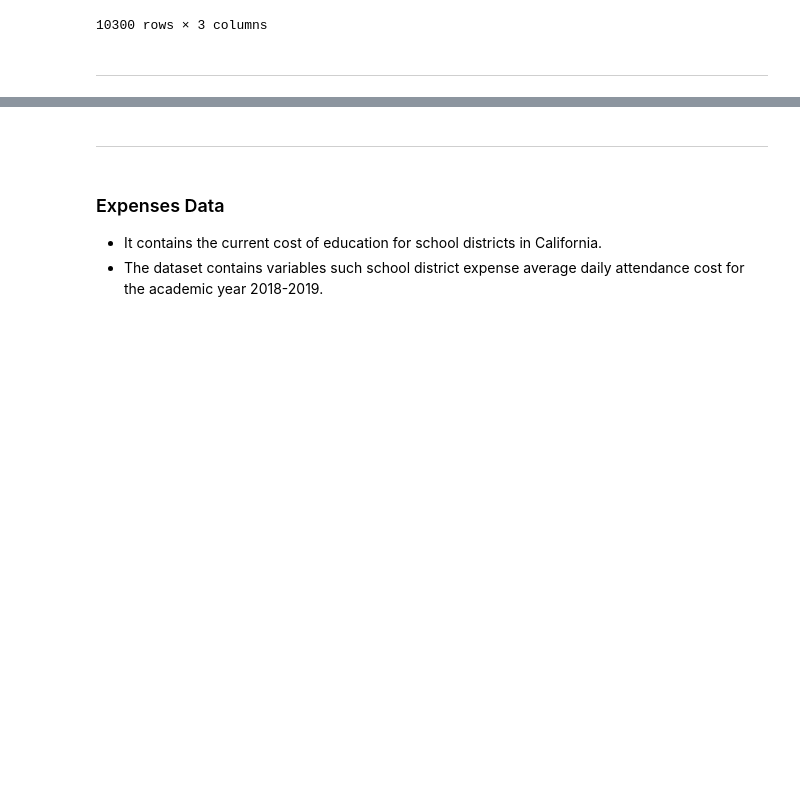
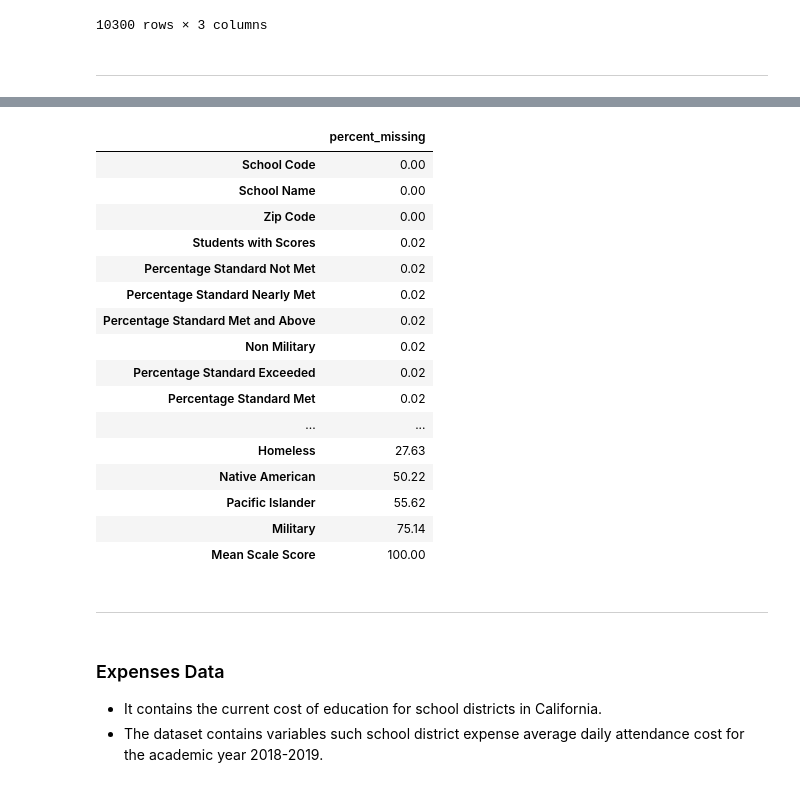
Before and after one commit to gabriellewald/springboard-coursework, a Jupyter notebook: education_project/Capstone2_education_project.ipynb, the cells around one changed output, grey strips where cells are left out. Saved outputs shown, nothing was run; the diff lists cells and outputs as text; code cells hidden in the pictures; blank space fills up the shorter version.

```diff
--- a/education_project/Capstone2_education_project.ipynb
+++ b/education_project/Capstone2_education_project.ipynb
@@ -1053,0 +471,3 @@ dtype: int64
+# %%
+df_math_merge = df_entities.merge(df_math, how='left', on='School Code')
+df_math_merge
@@ -1054,3 +488,29 @@ dtype: int64
+# %%
+# percentage of missing data per column
+percent_missing = (df_math_merge.isnull().sum() * 100 / len(df_math_merge)).round(2)
+missing_value_df = pd.DataFrame({'percent_missing': percent_missing})
+
+# sorting values in ascending format
+missing_value_df.sort_values('percent_missing', inplace=True)
+missing_value_df
+# %% [output]
+|  | percent_missing |
+| School Code | 0.00 |
+| School Name | 0.00 |
+| Zip Code | 0.00 |
+| Students with Scores | 0.02 |
+| Percentage Standard Not Met | 0.02 |
+| Percentage Standard Nearly Met | 0.02 |
+| Percentage Standard Met and Above | 0.02 |
+| Non Military | 0.02 |
+| Percentage Standard Exceeded | 0.02 |
+| Percentage Standard Met | 0.02 |
+| ... | ... |
+| Homeless | 27.63 |
+| Native American | 50.22 |
+| Pacific Islander | 55.62 |
+| Military | 75.14 |
+| Mean Scale Score | 100.00 |
 # %% [markdown]
 ----------
 # %% [markdown]
```
Also changed, not shown: parts of 53 cells of this notebook.
